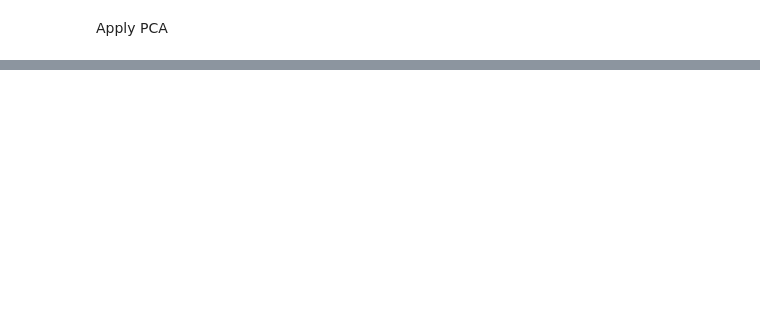
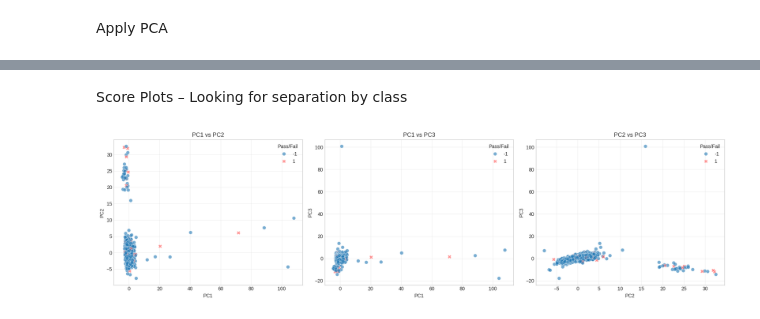
Before and after one commit to willit7384/SECOM-Process-Sensor-Analysis, a Jupyter notebook: notebooks/PCA-PHASE.ipynb, the cells around one changed output, grey strips where cells are left out. Saved outputs shown, nothing was run; the diff lists cells and outputs as text; code cells hidden in the pictures; blank space fills up the shorter version.

```diff
--- a/notebooks/PCA-PHASE.ipynb
+++ b/notebooks/PCA-PHASE.ipynb
@@ -136,0 +379,23 @@ pca_80_df.head()
+# %% [markdown]
+Score Plots – Looking for separation by class
+# %%
+fig, axes = plt.subplots(1, 3, figsize=(18, 5))
+
+for i, (ax, pc_x, pc_y) in enumerate(zip(axes, [1,1,2], [2,3,3])):
+    sns.scatterplot(
+        data=pca_df,
+        x=f'PC{pc_x}', y=f'PC{pc_y}',
+        hue='Pass/Fail',
+        style='Pass/Fail',
+        palette={-1: '#1f77b4', 1: '#ff4444'},
+        alpha=0.6,
+        s=50,
+        ax=ax
+    )
+    ax.set_title(f'PC{pc_x} vs PC{pc_y}')
+    ax.grid(True, alpha=0.3)
+
+plt.tight_layout()
+plt.show()
+# %% [output]
+[figure, added]
```
Also changed, not shown: parts of 43 cells of this notebook, 10 other files.
